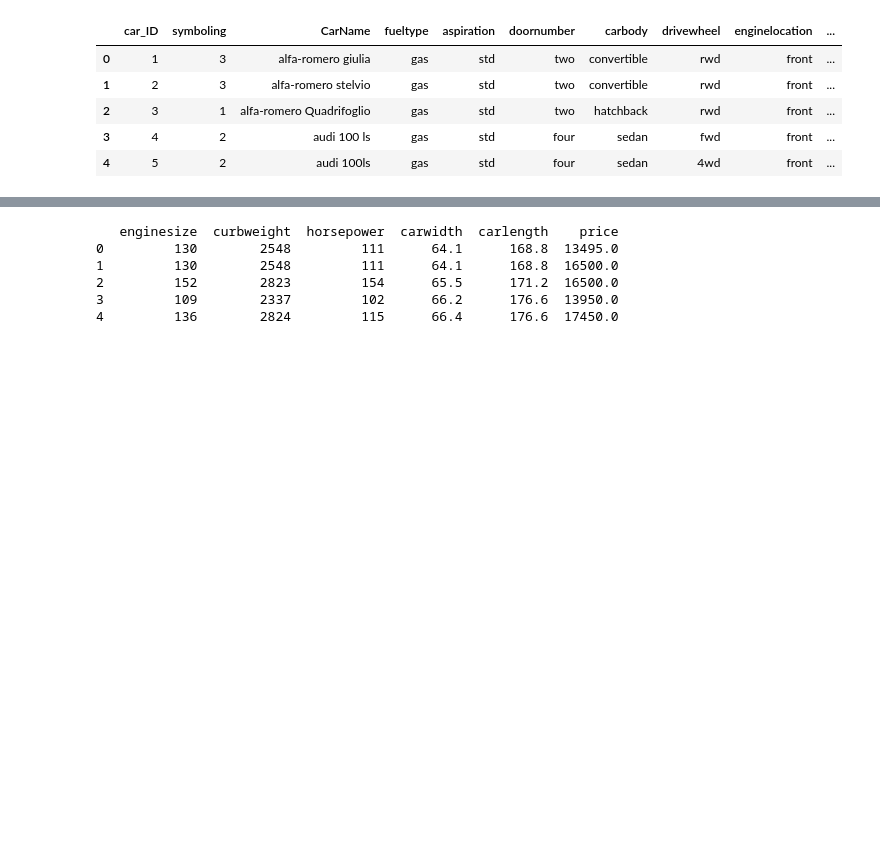
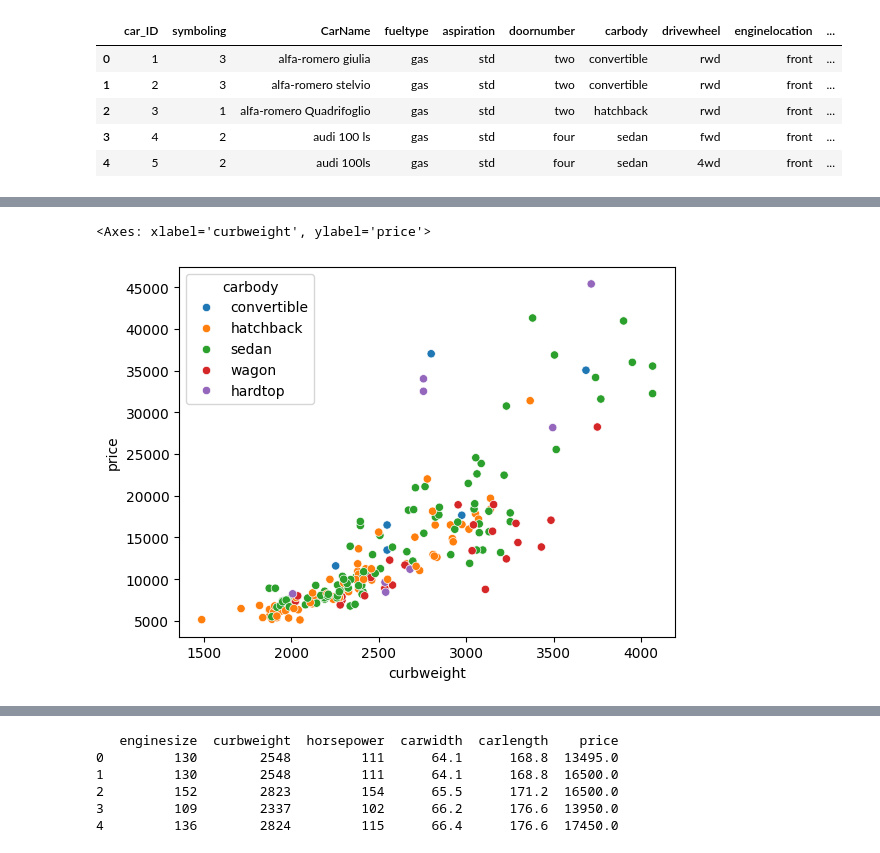
Before and after one commit to ayushman-c/kaggle-notebooks, a Jupyter notebook: Linear_Reegression/MLR_5_dimensions.ipynb, the cells around one changed output, grey strips where cells are left out. Drawn from its saved outputs; the diff is of its cells as text; code cells hidden in the pictures; blank space fills up the shorter version.

```diff
--- a/Linear_Reegression/MLR_5_dimensions.ipynb
+++ b/Linear_Reegression/MLR_5_dimensions.ipynb
@@ -90,0 +96,5 @@ df.head(5)
+# %%
+sns.scatterplot(df,x='curbweight',y='price',hue='carbody')
+# %% [output]
+<Axes: xlabel='curbweight', ylabel='price'>
+[figure, added]
```
Also changed, not shown: parts of 4 cells of this notebook.
